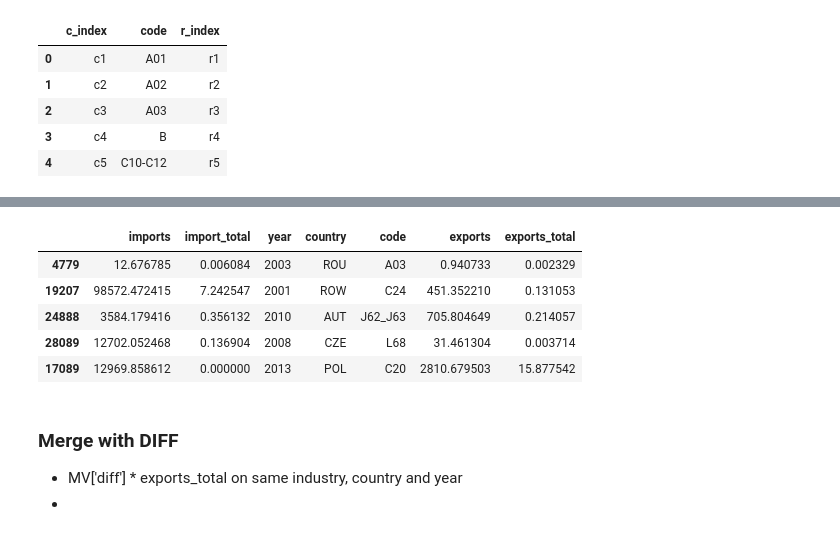
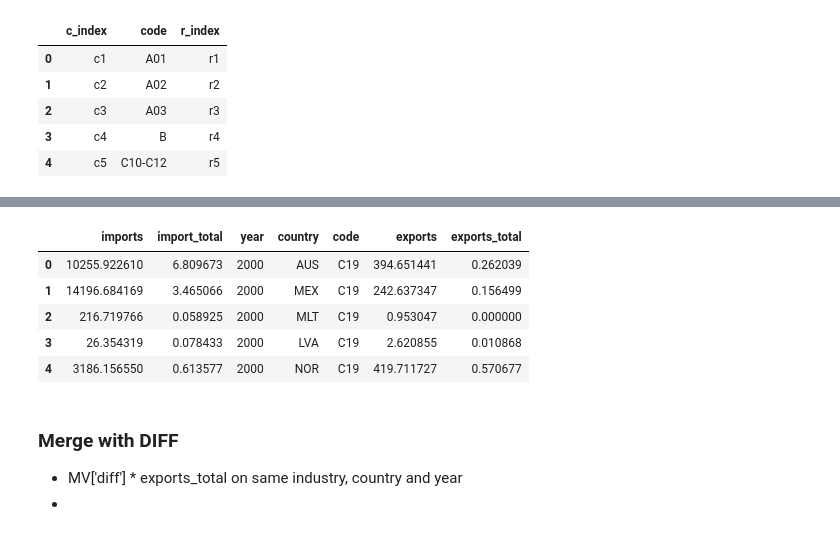
Before and after one commit to kavyajeetbora/ETL_wages, a Jupyter notebook: WIOD.ipynb, the cells around one changed output, grey strips where cells are left out. Cells and saved outputs as stored; diff of their text form; code cells hidden in the pictures.

```diff
--- a/WIOD.ipynb
+++ b/WIOD.ipynb
@@ -737,19 +786,19 @@ Wall time: 10 s
 # %%
 exp_imp_df = pd.merge(
     left=imports_all,
     right=exports_all,
     on = ['code', 'country', 'year'],
     how='inner'
 )
 
-exp_imp_df.sample(5)
+exp_imp_df.head(5)
 # %% [output]
 |  | imports | import_total | year | country | code | exports | exports_total |
-| 4779 | 12.676785 | 0.006084 | 2003 | ROU | A03 | 0.940733 | 0.002329 |
-| 19207 | 98572.472415 | 7.242547 | 2001 | ROW | C24 | 451.352210 | 0.131053 |
-| 24888 | 3584.179416 | 0.356132 | 2010 | AUT | J62_J63 | 705.804649 | 0.214057 |
-| 28089 | 12702.052468 | 0.136904 | 2008 | CZE | L68 | 31.461304 | 0.003714 |
-| 17089 | 12969.858612 | 0.000000 | 2013 | POL | C20 | 2810.679503 | 15.877542 |
+| 0 | 10255.922610 | 6.809673 | 2000 | AUS | C19 | 394.651441 | 0.262039 |
+| 1 | 14196.684169 | 3.465066 | 2000 | MEX | C19 | 242.637347 | 0.156499 |
+| 2 | 216.719766 | 0.058925 | 2000 | MLT | C19 | 0.953047 | 0.000000 |
+| 3 | 26.354319 | 0.078433 | 2000 | LVA | C19 | 2.620855 | 0.010868 |
+| 4 | 3186.156550 | 0.613577 | 2000 | NOR | C19 | 419.711727 | 0.570677 |
 # %% [markdown]
 ### Merge with DIFF
 
```
Also changed, not shown: parts of 25 cells of this notebook.
